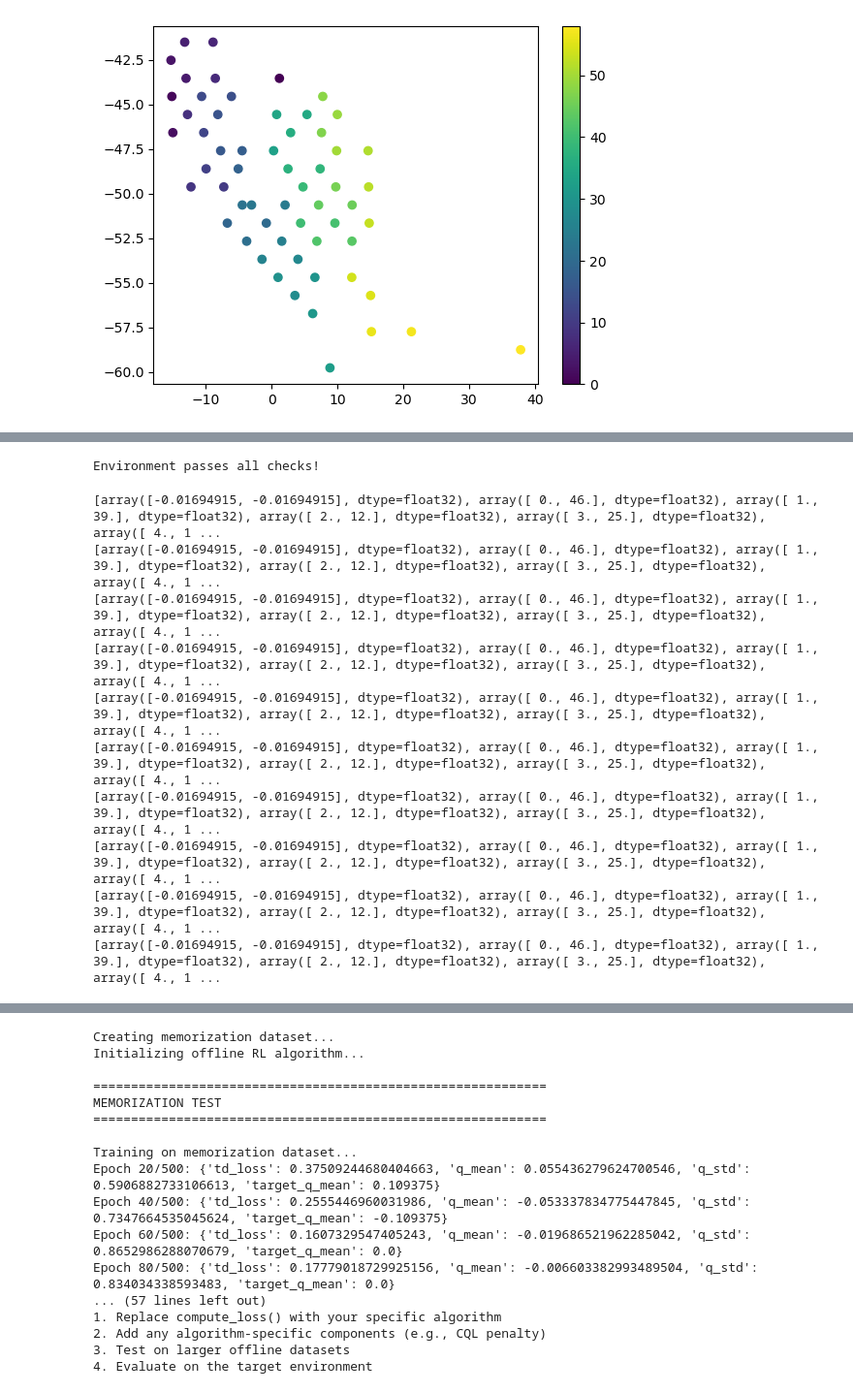
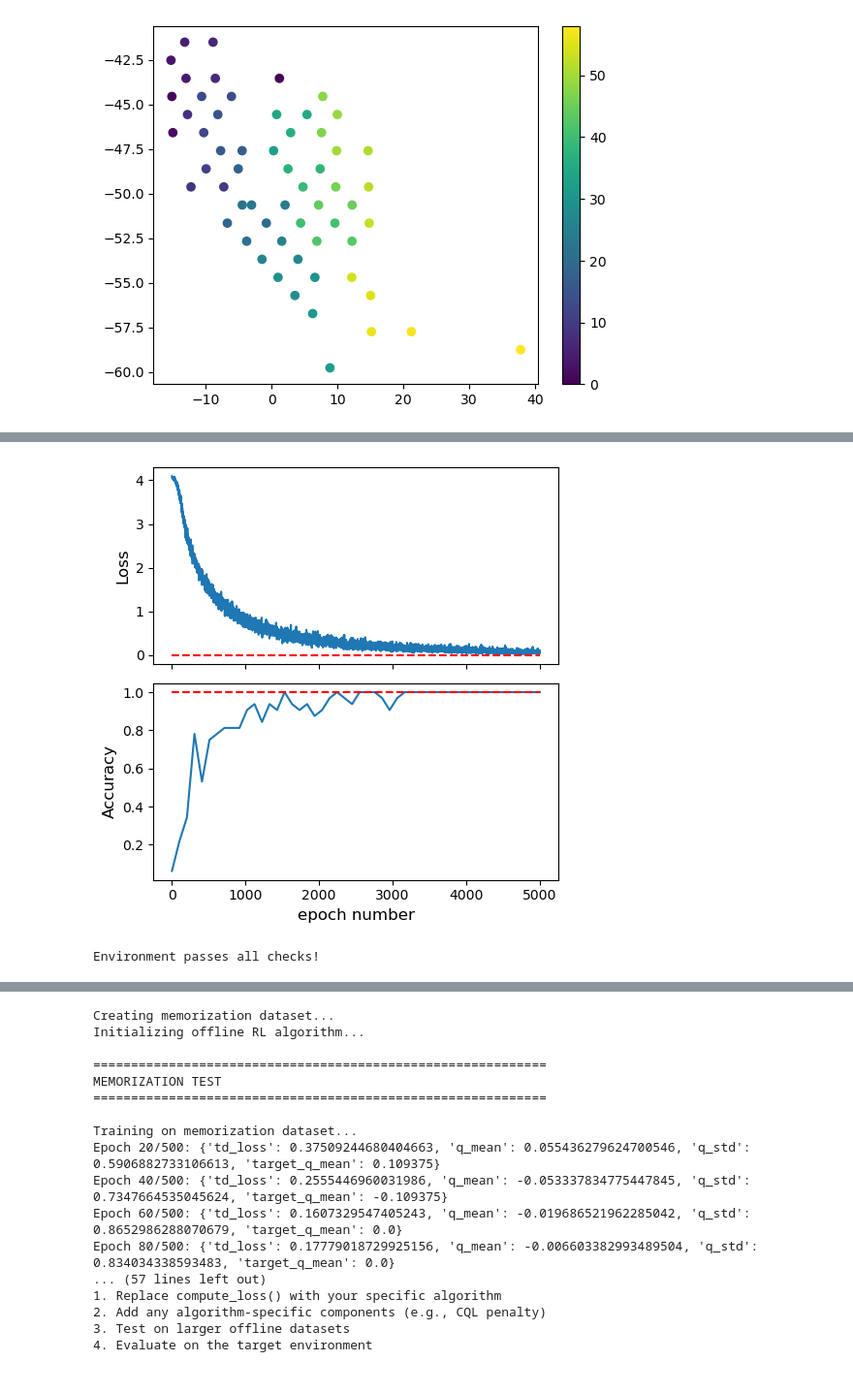
Before and after one commit to rachelhur/survey-ops, a Jupyter notebook: notebooks/draft.ipynb, the cells around one changed output, grey strips where cells are left out. Shown at 97% size. Cells and saved outputs as stored; diff of their text form; code cells hidden in the pictures.

```diff
--- a/notebooks/draft.ipynb
+++ b/notebooks/draft.ipynb
@@ -194,3 +219,17 @@ Epoch 2300: Accuracy = 0.578, Loss = 0.1891
+# %%
+fig, axs = plt.subplots(2, sharex=True, figsize=(5, 5))
+axs[0].plot(agent.loss_history)
+axs[0].hlines(y=0, xmin=0, xmax=5000, color='red', linestyle='--')
+axs[0].set_ylabel('Loss', fontsize=12)
+axs[1].plot(np.linspace(0, len(agent.loss_history), len(agent.accuracies)), agent.accuracies)
+axs[1].hlines(y=1, xmin=0, xmax=5000, color='red', linestyle='--')
+axs[1].set_xlabel('epoch number', fontsize=12)
+axs[1].set_ylabel('Accuracy', fontsize=12)
+axs[1].set_xlabel('epoch number', fontsize=12)
+fig.tight_layout()
+fig.savefig(fig_outdir + 'train_q_history.png')
+# %% [output]
+[figure, added]
 # %%
 from environments import TelescopeEnv_v0
 # %%
@@ -220,17 +259,3 @@ except Exception as e:
     print(f"Environment has issues: {e}")
 # %% [output]
 Environment passes all checks!
-# %%
-"""Evaluate"""
-eval_metrics = agent.evaluate(env=env, num_episodes=10)
-# %% [output]
-[array([-0.01694915, -0.01694915], dtype=float32), array([ 0., 46.], dtype=float32), array([ 1., 39.], dtype=float32), array([ 2., 12.], dtype=float32), array([ 3., 25.], dtype=float32), array([ 4., 1 ...
-[array([-0.01694915, -0.01694915], dtype=float32), array([ 0., 46.], dtype=float32), array([ 1., 39.], dtype=float32), array([ 2., 12.], dtype=float32), array([ 3., 25.], dtype=float32), array([ 4., 1 ...
-[array([-0.01694915, -0.01694915], dtype=float32), array([ 0., 46.], dtype=float32), array([ 1., 39.], dtype=float32), array([ 2., 12.], dtype=float32), array([ 3., 25.], dtype=float32), array([ 4., 1 ...
-[array([-0.01694915, -0.01694915], dtype=float32), array([ 0., 46.], dtype=float32), array([ 1., 39.], dtype=float32), array([ 2., 12.], dtype=float32), array([ 3., 25.], dtype=float32), array([ 4., 1 ...
-[array([-0.01694915, -0.01694915], dtype=float32), array([ 0., 46.], dtype=float32), array([ 1., 39.], dtype=float32), array([ 2., 12.], dtype=float32), array([ 3., 25.], dtype=float32), array([ 4., 1 ...
-[array([-0.01694915, -0.01694915], dtype=float32), array([ 0., 46.], dtype=float32), array([ 1., 39.], dtype=float32), array([ 2., 12.], dtype=float32), array([ 3., 25.], dtype=float32), array([ 4., 1 ...
-[array([-0.01694915, -0.01694915], dtype=float32), array([ 0., 46.], dtype=float32), array([ 1., 39.], dtype=float32), array([ 2., 12.], dtype=float32), array([ 3., 25.], dtype=float32), array([ 4., 1 ...
-[array([-0.01694915, -0.01694915], dtype=float32), array([ 0., 46.], dtype=float32), array([ 1., 39.], dtype=float32), array([ 2., 12.], dtype=float32), array([ 3., 25.], dtype=float32), array([ 4., 1 ...
-[array([-0.01694915, -0.01694915], dtype=float32), array([ 0., 46.], dtype=float32), array([ 1., 39.], dtype=float32), array([ 2., 12.], dtype=float32), array([ 3., 25.], dtype=float32), array([ 4., 1 ...
-[array([-0.01694915, -0.01694915], dtype=float32), array([ 0., 46.], dtype=float32), array([ 1., 39.], dtype=float32), array([ 2., 12.], dtype=float32), array([ 3., 25.], dtype=float32), array([ 4., 1 ...
```
Also changed, not shown: parts of 20 cells of this notebook, 5 other files.
